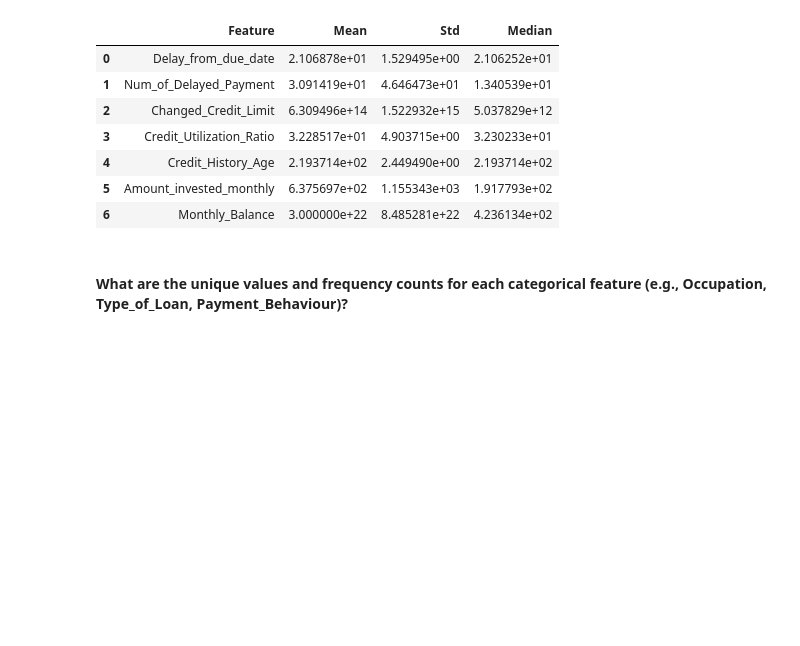
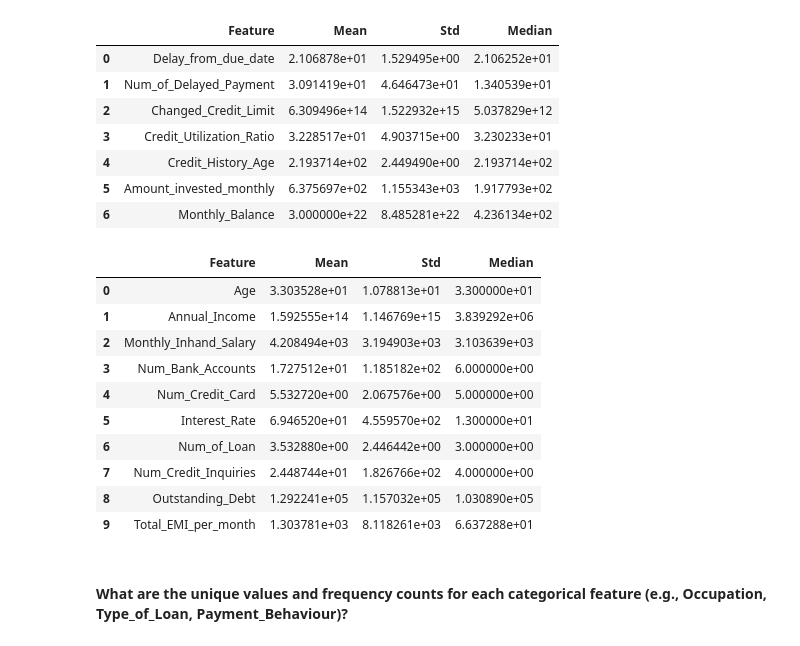
Before and after one commit to Darknight47/Data-Science-Projects-03, a Jupyter notebook: Credit_Scoring_Segmentation.ipynb, the cells around one changed output. Drawn from its saved outputs; the diff is of its cells as text; code cells hidden in the pictures; blank space fills up the shorter version.

Commit message:
constant numerical features stats

```diff
--- a/Credit_Scoring_Segmentation.ipynb
+++ b/Credit_Scoring_Segmentation.ipynb
@@ -370,6 +370,43 @@ varying_numerical_features_stats
 | 4 | Credit_History_Age | 2.193714e+02 | 2.449490e+00 | 2.193714e+02 |
 | 5 | Amount_invested_monthly | 6.375697e+02 | 1.155343e+03 | 1.917793e+02 |
 | 6 | Monthly_Balance | 3.000000e+22 | 8.485281e+22 | 4.236134e+02 |
+# %%
+def calculate_constant_numerical_features_stats(dataset, constant_features, group_size=8):
+    global_values = {feature: [] for feature in constant_features}
+
+    total_users = len(dataset) // group_size
+
+    for i in range(0, len(dataset), group_size):
+        # Extracting a row of each user
+        user_data = dataset.iloc[i:i+1] # take the first row of each user
+
+        for feature in constant_features:
+            global_values[feature].append(user_data[feature].iloc[0])
+
+    # Final stats
+    stats_df = pd.DataFrame({
+        'Feature': constant_features,
+        'Mean': [sum(global_values[feature]) / total_users for feature in constant_features],
+        'Std': [pd.Series(global_values[feature]).std() for feature in constant_features],
+        'Median': [pd.Series(global_values[feature]).median() for feature in constant_features]
+    })
+    return stats_df
+# %%
+constant_numerical_features_stats = calculate_constant_numerical_features_stats(dataset=dataset_cpy, constant_features=constant_numerical_features)
+# %%
+constant_numerical_features_stats
+# %% [output]
+|  | Feature | Mean | Std | Median |
+| 0 | Age | 3.303528e+01 | 1.078813e+01 | 3.300000e+01 |
+| 1 | Annual_Income | 1.592555e+14 | 1.146769e+15 | 3.839292e+06 |
+| 2 | Monthly_Inhand_Salary | 4.208494e+03 | 3.194903e+03 | 3.103639e+03 |
+| 3 | Num_Bank_Accounts | 1.727512e+01 | 1.185182e+02 | 6.000000e+00 |
+| 4 | Num_Credit_Card | 5.532720e+00 | 2.067576e+00 | 5.000000e+00 |
+| 5 | Interest_Rate | 6.946520e+01 | 4.559570e+02 | 1.300000e+01 |
+| 6 | Num_of_Loan | 3.532880e+00 | 2.446442e+00 | 3.000000e+00 |
+| 7 | Num_Credit_Inquiries | 2.448744e+01 | 1.826766e+02 | 4.000000e+00 |
+| 8 | Outstanding_Debt | 1.292241e+05 | 1.157032e+05 | 1.030890e+05 |
+| 9 | Total_EMI_per_month | 1.303781e+03 | 8.118261e+03 | 6.637288e+01 |
 # %% [markdown]
 #### What are the unique values and frequency counts for each categorical feature (e.g., Occupation, Type_of_Loan, Payment_Behaviour)?
 # %%
```
